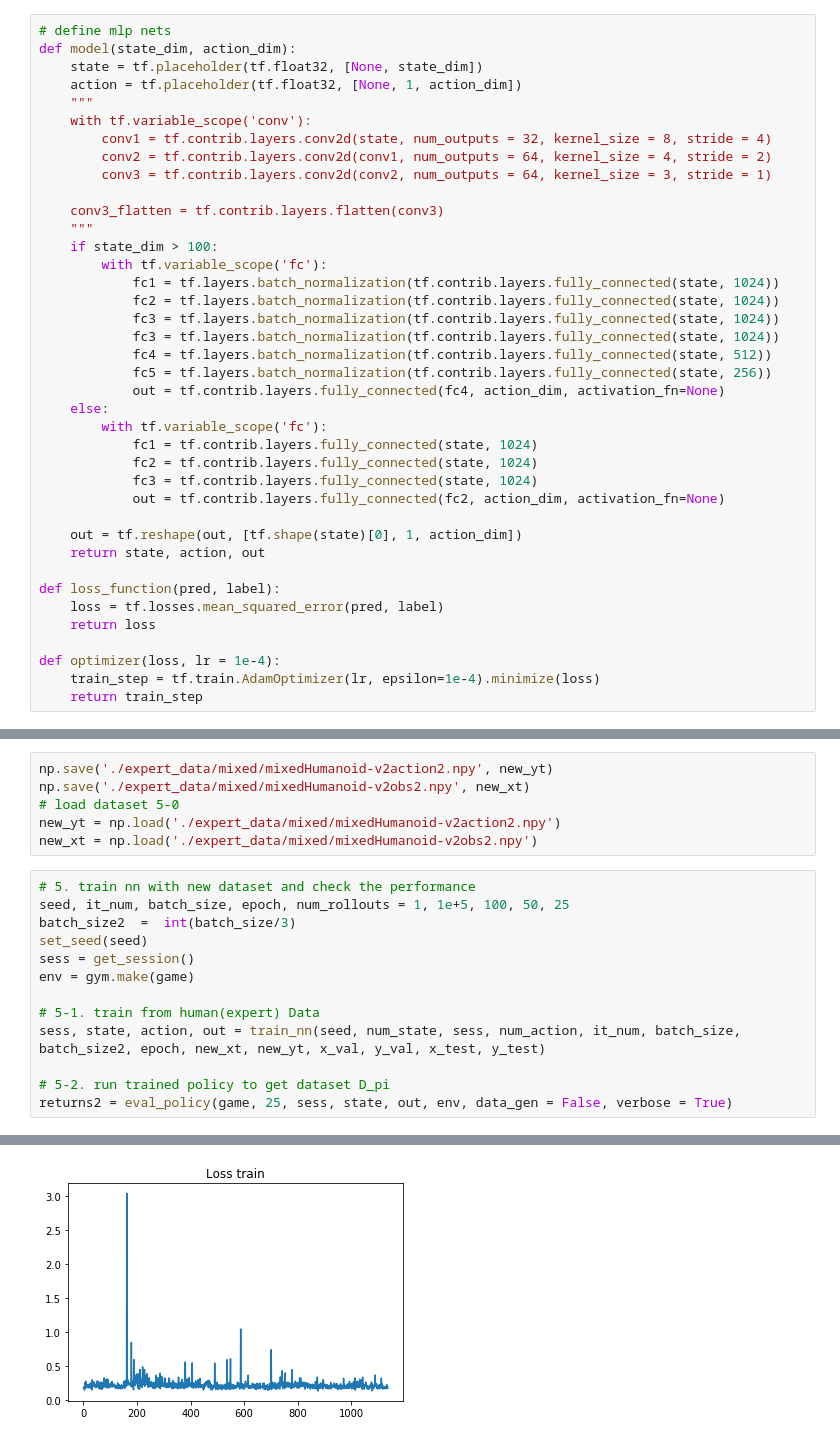
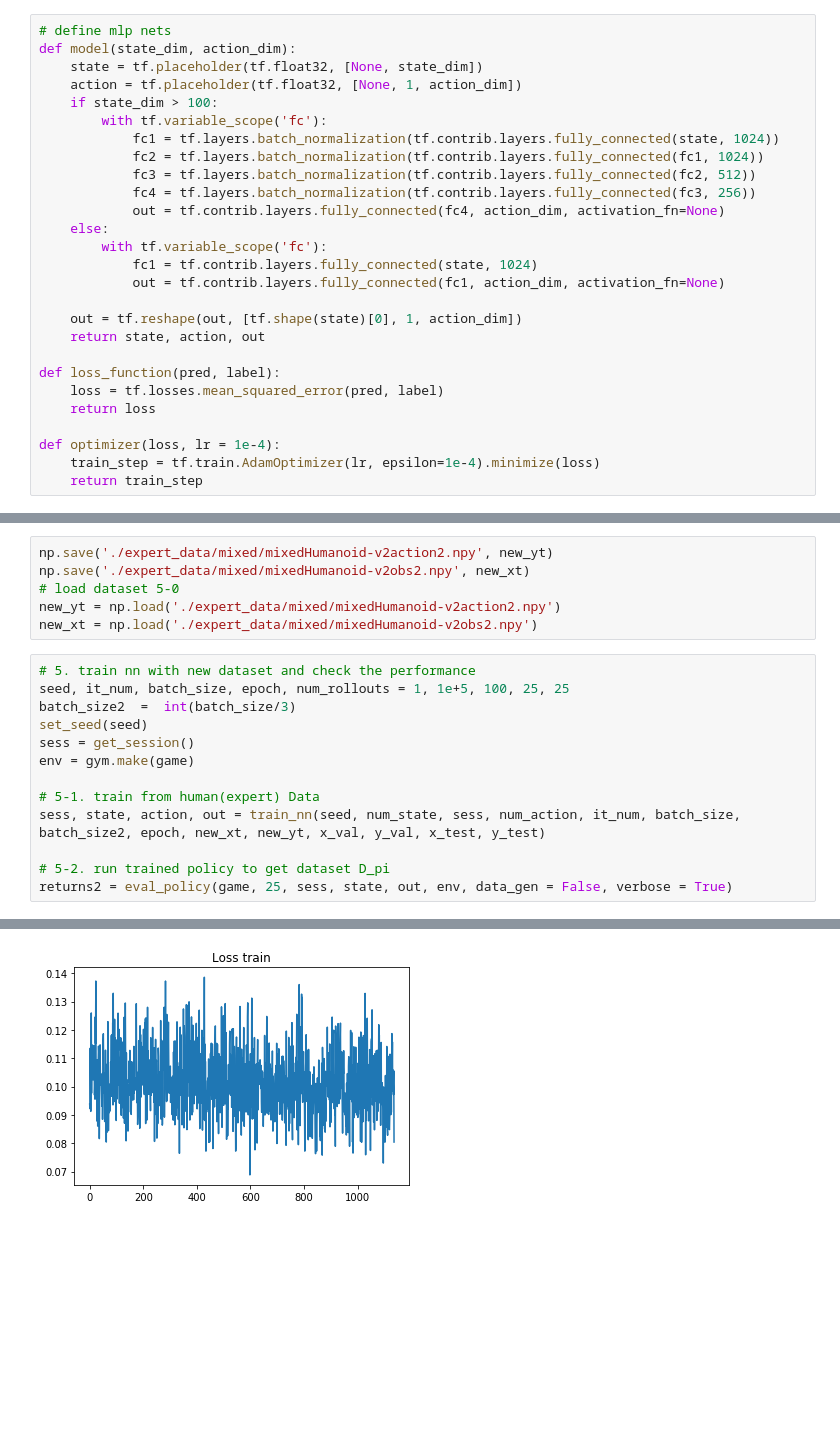
Before and after one commit to seungwon1/cs294_hw, a Jupyter notebook: hw1/hw1.ipynb, the cells around one changed output, grey strips where cells are left out. Drawn from its saved outputs; the diff is of its cells as text; blank space fills up the shorter version.

```diff
--- a/hw1/hw1.ipynb
+++ b/hw1/hw1.ipynb
@@ -62,29 +93,17 @@ def load_split_data(data, game):
 def model(state_dim, action_dim):
     state = tf.placeholder(tf.float32, [None, state_dim])
     action = tf.placeholder(tf.float32, [None, 1, action_dim])
-    """
-    with tf.variable_scope('conv'):
-        conv1 = tf.contrib.layers.conv2d(state, num_outputs = 32, kernel_size = 8, stride = 4)
-        conv2 = tf.contrib.layers.conv2d(conv1, num_outputs = 64, kernel_size = 4, stride = 2)
-        conv3 = tf.contrib.layers.conv2d(conv2, num_outputs = 64, kernel_size = 3, stride = 1)
-
-    conv3_flatten = tf.contrib.layers.flatten(conv3)
-    """
     if state_dim > 100:
         with tf.variable_scope('fc'):
             fc1 = tf.layers.batch_normalization(tf.contrib.layers.fully_connected(state, 1024))
-            fc2 = tf.layers.batch_normalization(tf.contrib.layers.fully_connected(state, 1024))
-            fc3 = tf.layers.batch_normalization(tf.contrib.layers.fully_connected(state, 1024))
-            fc3 = tf.layers.batch_normalization(tf.contrib.layers.fully_connected(state, 1024))
-            fc4 = tf.layers.batch_normalization(tf.contrib.layers.fully_connected(state, 512))
-            fc5 = tf.layers.batch_normalization(tf.contrib.layers.fully_connected(state, 256))
+            fc2 = tf.layers.batch_normalization(tf.contrib.layers.fully_connected(fc1, 1024))
+            fc3 = tf.layers.batch_normalization(tf.contrib.layers.fully_connected(fc2, 512))
+            fc4 = tf.layers.batch_normalization(tf.contrib.layers.fully_connected(fc3, 256))
             out = tf.contrib.layers.fully_connected(fc4, action_dim, activation_fn=None)
     else:
         with tf.variable_scope('fc'):
             fc1 = tf.contrib.layers.fully_connected(state, 1024)
-            fc2 = tf.contrib.layers.fully_connected(state, 1024)
-            fc3 = tf.contrib.layers.fully_connected(state, 1024)
-            out = tf.contrib.layers.fully_connected(fc2, action_dim, activation_fn=None)
+            out = tf.contrib.layers.fully_connected(fc1, action_dim, activation_fn=None)
 
     out = tf.reshape(out, [tf.shape(state)[0], 1, action_dim])
     return state, action, out
@@ -583,7 +531,7 @@ new_yt = np.load('./expert_data/mixed/mixedHumanoid-v2action2.npy')
 new_xt = np.load('./expert_data/mixed/mixedHumanoid-v2obs2.npy')
 # %%
 # 5. train nn with new dataset and check the performance
-seed, it_num, batch_size, epoch, num_rollouts = 1, 1e+5, 100, 50, 25
+seed, it_num, batch_size, epoch, num_rollouts = 1, 1e+5, 100, 25, 25
 batch_size2  =  int(batch_size/3)
 set_seed(seed)
 sess = get_session()
@@ -639 +587 @@ val loss: 0.07232946 test loss:  0.0750228
-[figure, old version]
+[figure, new version]
```
Also changed, not shown: parts of 17 cells of this notebook.
